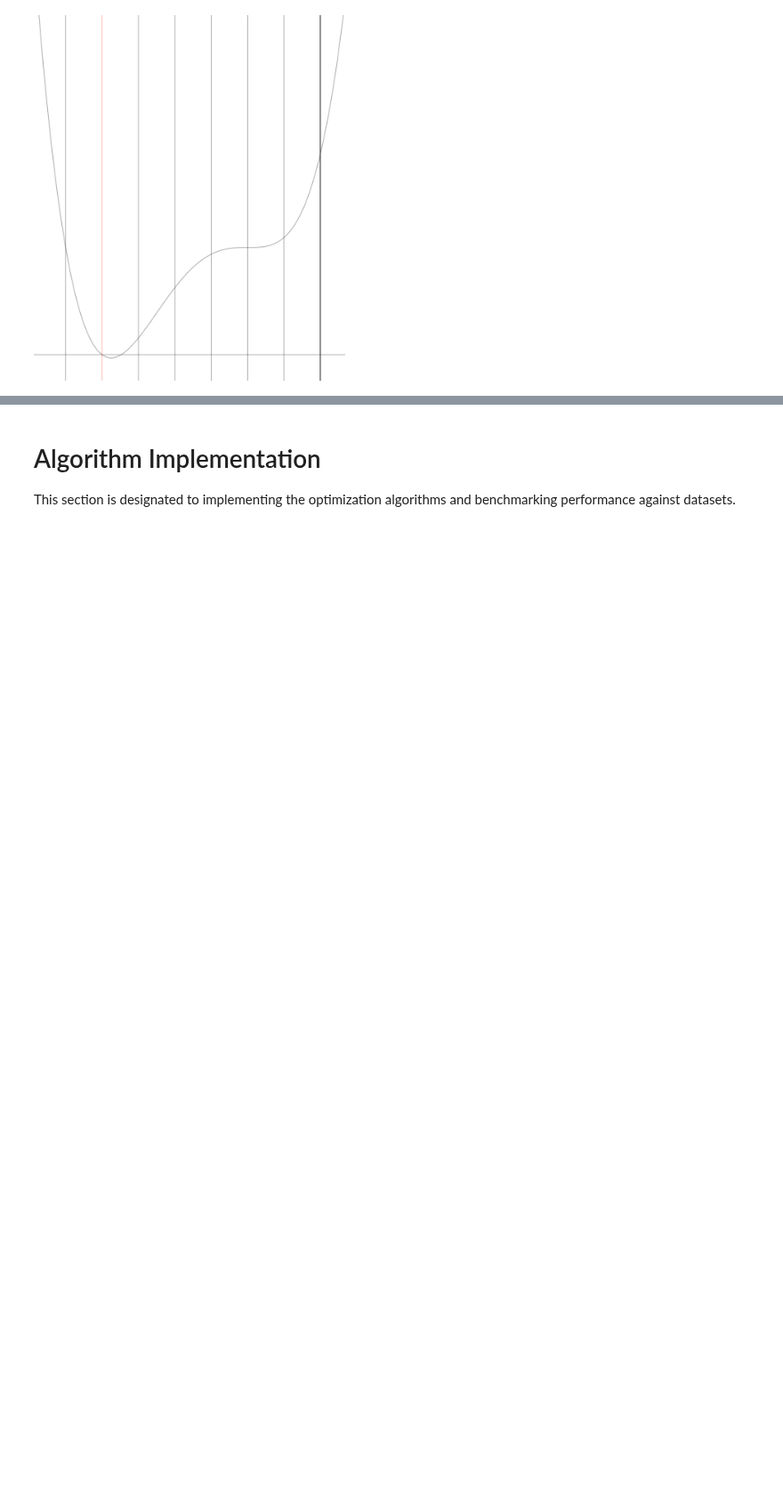
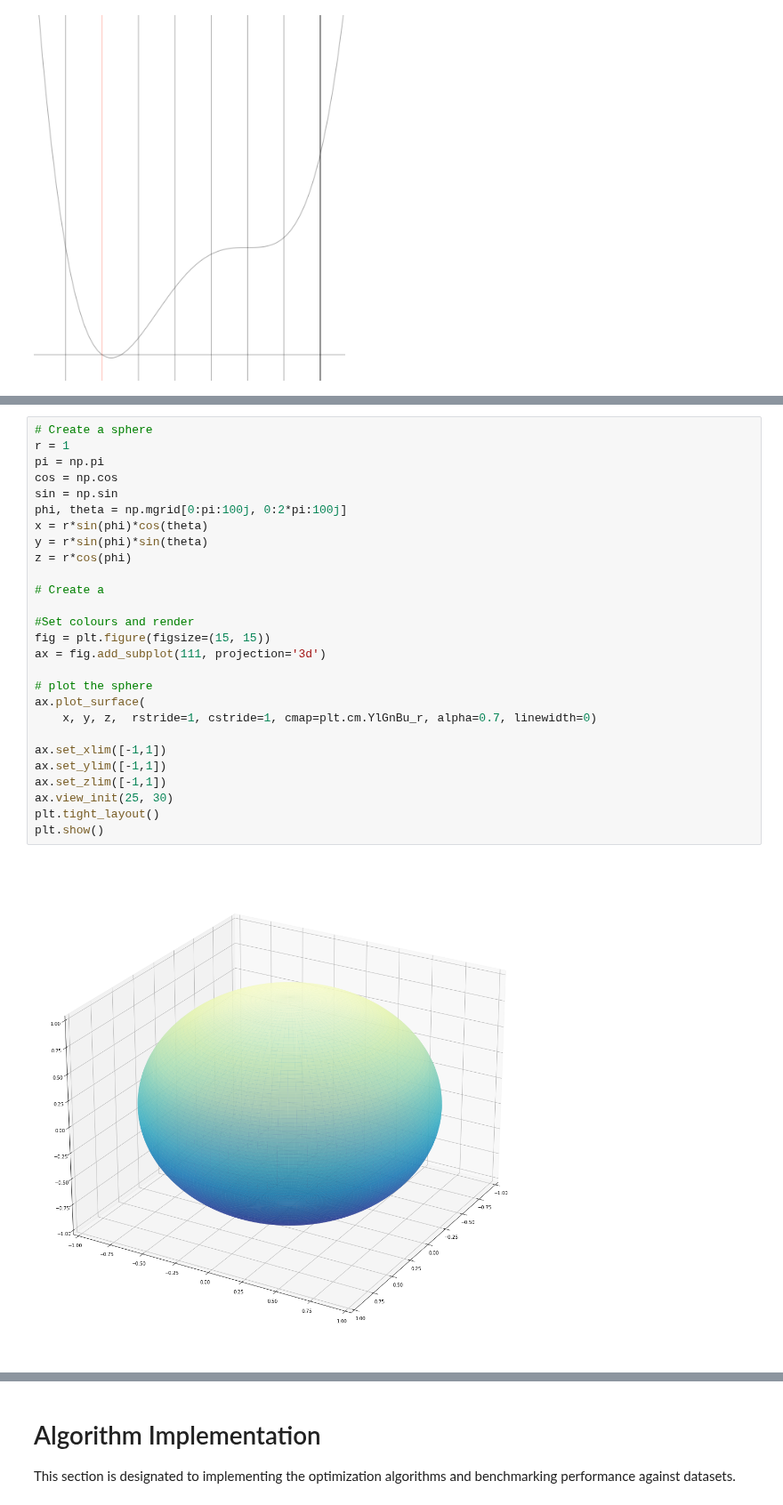
Before and after one commit to mindful-math/Stat_Notes, a Jupyter notebook: Optimization.ipynb, the cells around one changed output, grey strips where cells are left out. Shown at 89% size. Cells and saved outputs as stored; diff of their text form; blank space fills up the shorter version.

Commit message:
adding sphere

```diff
--- a/Optimization.ipynb
+++ b/Optimization.ipynb
@@ -444,0 +385,29 @@ $$b - x_1 = c(b - a)\iff x_1 = ca + (1 - c)b.$$
+# %%
+# Create a sphere
+r = 1
+pi = np.pi
+cos = np.cos
+sin = np.sin
+phi, theta = np.mgrid[0:pi:100j, 0:2*pi:100j]
+x = r*sin(phi)*cos(theta)
+y = r*sin(phi)*sin(theta)
+z = r*cos(phi)
+
+# Create a
+
+#Set colours and render
+fig = plt.figure(figsize=(15, 15))
+ax = fig.add_subplot(111, projection='3d')
+
+# plot the sphere
+ax.plot_surface(
+    x, y, z,  rstride=1, cstride=1, cmap=plt.cm.YlGnBu_r, alpha=0.7, linewidth=0)
+
+ax.set_xlim([-1,1])
+ax.set_ylim([-1,1])
+ax.set_zlim([-1,1])
+ax.view_init(25, 30)
+plt.tight_layout()
+plt.show()
+# %% [output]
+[figure, added]
```
Also changed, not shown: parts of 2 cells of this notebook.
